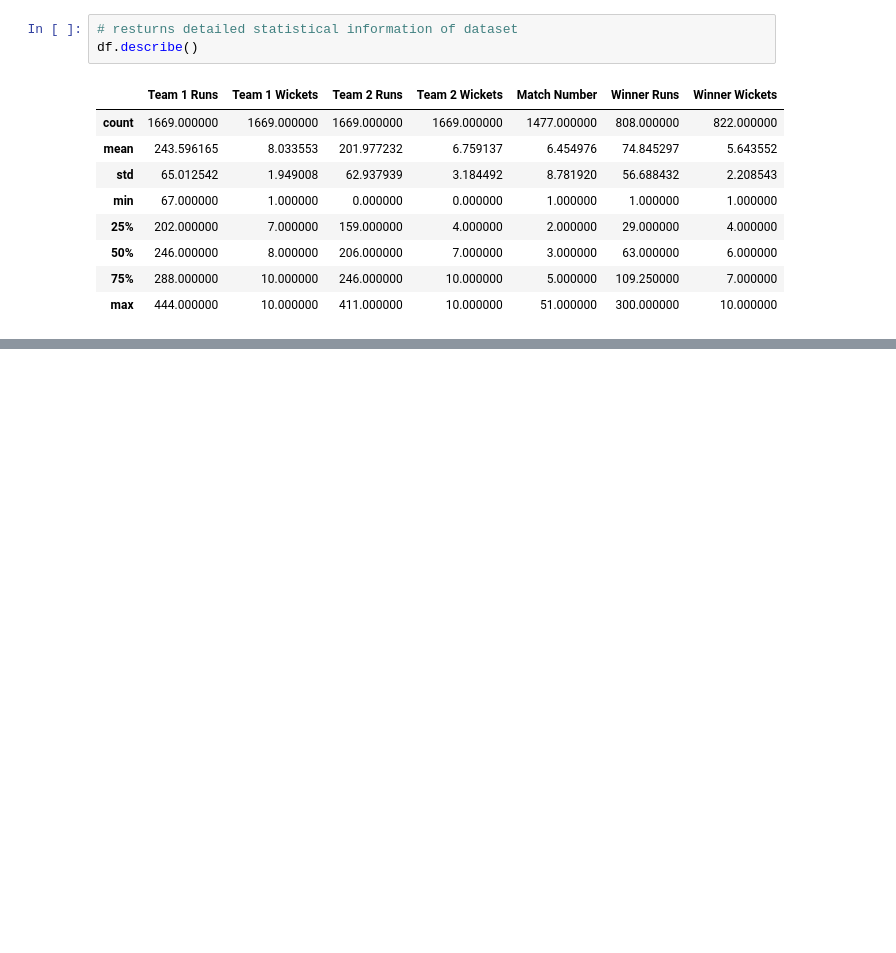
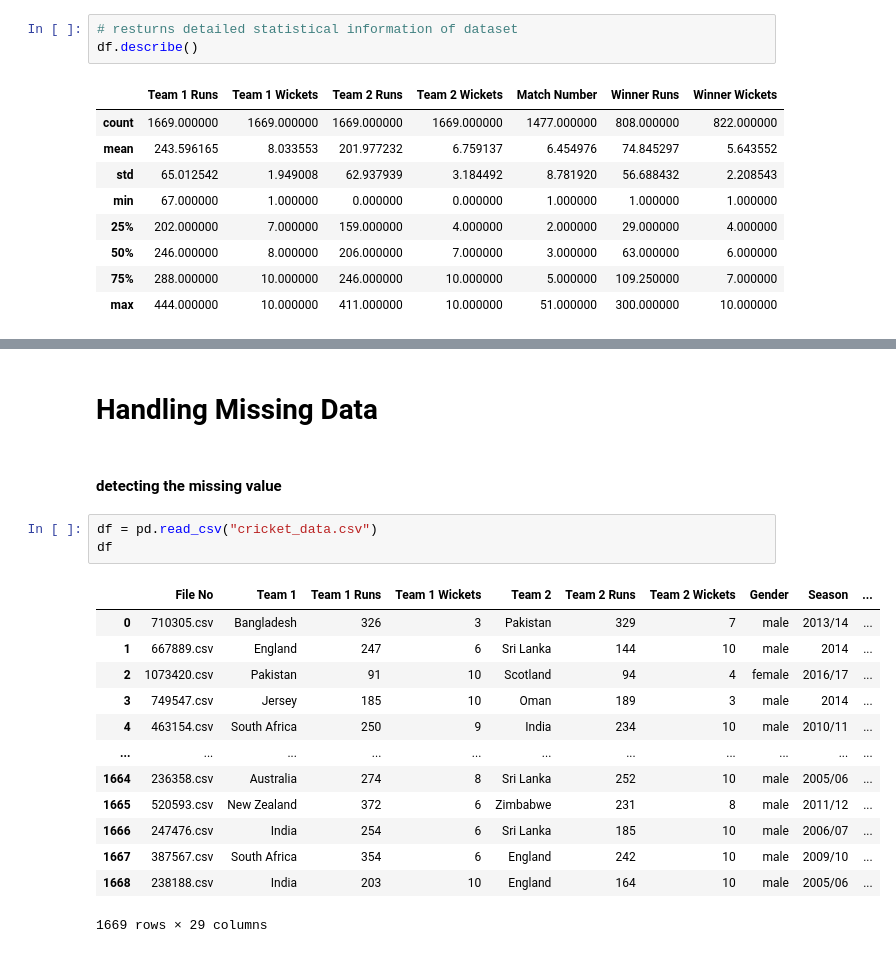
Before and after one commit to Dinesh-0239/Pandas-Tutorial, a Jupyter notebook: Pandas-notebook.ipynb, the cells around one changed output, grey strips where cells are left out. Saved outputs shown, nothing was run; the diff lists cells and outputs as text; blank space fills up the shorter version.

```diff
--- a/Pandas-notebook.ipynb
+++ b/Pandas-notebook.ipynb
@@ -163,0 +360,21 @@ df.describe()
+# %% [markdown]
+# Handling Missing Data
+# %% [markdown]
+#### detecting the missing value
+# %%
+df = pd.read_csv("cricket_data.csv")
+df
+# %% [output]
+|  | File No | Team 1 | Team 1 Runs | Team 1 Wickets | Team 2 | Team 2 Runs | Team 2 Wickets | Gender | Season | ... |
+| 0 | 710305.csv | Bangladesh | 326 | 3 | Pakistan | 329 | 7 | male | 2013/14 | ... |
+| 1 | 667889.csv | England | 247 | 6 | Sri Lanka | 144 | 10 | male | 2014 | ... |
+| 2 | 1073420.csv | Pakistan | 91 | 10 | Scotland | 94 | 4 | female | 2016/17 | ... |
+| 3 | 749547.csv | Jersey | 185 | 10 | Oman | 189 | 3 | male | 2014 | ... |
+| 4 | 463154.csv | South Africa | 250 | 9 | India | 234 | 10 | male | 2010/11 | ... |
+| ... | ... | ... | ... | ... | ... | ... | ... | ... | ... | ... |
+| 1664 | 236358.csv | Australia | 274 | 8 | Sri Lanka | 252 | 10 | male | 2005/06 | ... |
+| 1665 | 520593.csv | New Zealand | 372 | 6 | Zimbabwe | 231 | 8 | male | 2011/12 | ... |
+| 1666 | 247476.csv | India | 254 | 6 | Sri Lanka | 185 | 10 | male | 2006/07 | ... |
+| 1667 | 387567.csv | South Africa | 354 | 6 | England | 242 | 10 | male | 2009/10 | ... |
+| 1668 | 238188.csv | India | 203 | 10 | England | 164 | 10 | male | 2005/06 | ... |
+1669 rows × 29 columns
```
Also changed, not shown: parts of 57 cells of this notebook, 1 other file.
